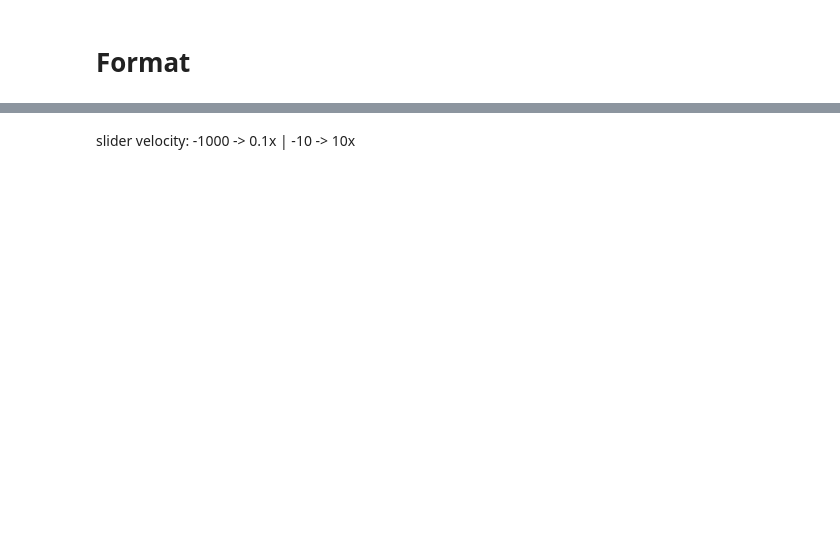
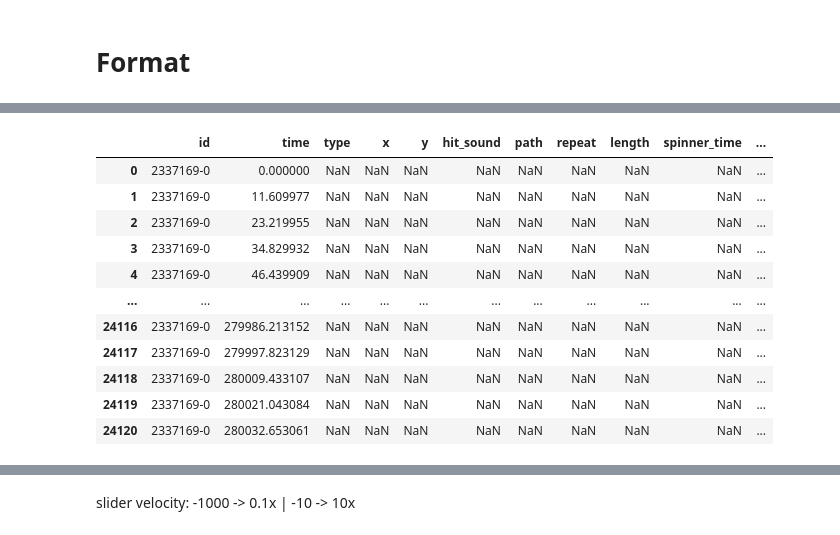
Before and after one commit to saliherdemk/osu-dataset-generator, a Jupyter notebook: Demo/format_dataset.ipynb, the cells around one changed output, grey strips where cells are left out. Saved outputs shown, nothing was run; the diff lists cells and outputs as text; code cells hidden in the pictures; blank space fills up the shorter version.

```diff
--- a/Demo/format_dataset.ipynb
+++ b/Demo/format_dataset.ipynb
@@ -96,0 +171,4 @@ example_time_points
+# %%
+songs_ids = os.listdir(audio_path)
+songs_full_paths = {song_id : os.path.join(audio_path,song_id,os.listdir(os.path.join(audio_path, song_id))[0]) for song_id in songs_ids}
+songs_full_paths
@@ -96,0 +182,80 @@ example_time_points
+# %%
+all_processed = {}
+
+for song_id, song_path in songs_full_paths.items():
+    beatmaps = hit_objects_df[hit_objects_df["beatmap_id"] == int(song_id)].copy()
+
+    timing_attributes = [get_timing_attributes(series) for _, series in beatmaps.groupby("id")]
+    timing_df = pd.concat(timing_attributes, ignore_index=True)
+
+    beatmaps = beatmaps.reset_index(drop=True)
+    beatmaps = pd.concat([beatmaps, timing_df], axis=1)
+
+    y, sr = librosa.load(song_path)  # sr=22050
+    hop_length = 256
+    mfcc = librosa.feature.mfcc(y=y, sr=sr, n_mfcc=20, hop_length=hop_length)
+    rms = librosa.feature.rms(y=y, hop_length=hop_length)
+
+    mfcc_length = mfcc.shape[0]
+    total_frames = mfcc.shape[1]
+    all_frame_indices = set(range(total_frames))
+
+    all_rows = []
+
+    for seq_id, group in beatmaps.groupby("id"):
+        group = group.copy()
+
+        time_array = group["time"] / 1000
+        frame_indices = librosa.time_to_frames(time_array, sr=sr, hop_length=hop_length)  # frames[i] = floor( times[i] * sr / hop_length )
+        frame_times = librosa.frames_to_time(frame_indices, sr=sr, hop_length=hop_length)
+
+        group = group.reset_index(drop=True)
+        group["frame_time"] = frame_times * 1000
+        group["mfcc"] = [mfcc[:, f] for f in frame_indices]
+        group["rms"] = [rms[0][f] for f in frame_indices]
+        group["has_hit_object"] = True
+
+        for i in range(mfcc_length):
+            group[f"mfcc_{i+1}"] = group["mfcc"].apply(lambda x: x[i])
+        group.drop(columns="mfcc", inplace=True)
+
+        missing_frames = [i for i in range(mfcc.shape[1]) if i not in frame_indices]
+
+        silent_rows = []
+        for f in missing_frames:
+            row = {
+                "id": seq_id,
+                "beatmap_id": int(song_id),
+                "time": librosa.frames_to_time(f, sr=sr, hop_length=hop_length) * 1000,
+                "frame_time": librosa.frames_to_time(f, sr=sr, hop_length=hop_length) * 1000,
+                "rms": rms[0][f],
+                "has_hit_object": False
+            }
+            for i in range(mfcc_length):
+                row[f"mfcc_{i+1}"] = mfcc[i, f]
+            silent_rows.append(row)
+
+        silent_df = pd.DataFrame(silent_rows)
+        all_rows.append(pd.concat([group, silent_df], ignore_index=True))
+
+    final_df = pd.concat(all_rows, ignore_index=True)
+    final_df = final_df.sort_values(["id", "time"]).reset_index(drop=True)
+    all_processed[song_id] = final_df
+    break
+
+final_df = pd.concat(all_processed.values(), ignore_index=True)
+final_df = final_df.sort_values(["id", "time"]).reset_index(drop=True)
+display(final_df)
+# %% [output]
+|  | id | time | type | x | y | hit_sound | path | repeat | length | spinner_time | ... |
+| 0 | 2337169-0 | 0.000000 | NaN | NaN | NaN | NaN | NaN | NaN | NaN | NaN | ... |
+| 1 | 2337169-0 | 11.609977 | NaN | NaN | NaN | NaN | NaN | NaN | NaN | NaN | ... |
+| 2 | 2337169-0 | 23.219955 | NaN | NaN | NaN | NaN | NaN | NaN | NaN | NaN | ... |
+| 3 | 2337169-0 | 34.829932 | NaN | NaN | NaN | NaN | NaN | NaN | NaN | NaN | ... |
+| 4 | 2337169-0 | 46.439909 | NaN | NaN | NaN | NaN | NaN | NaN | NaN | NaN | ... |
+| ... | ... | ... | ... | ... | ... | ... | ... | ... | ... | ... | ... |
+| 24116 | 2337169-0 | 279986.213152 | NaN | NaN | NaN | NaN | NaN | NaN | NaN | NaN | ... |
+| 24117 | 2337169-0 | 279997.823129 | NaN | NaN | NaN | NaN | NaN | NaN | NaN | NaN | ... |
+| 24118 | 2337169-0 | 280009.433107 | NaN | NaN | NaN | NaN | NaN | NaN | NaN | NaN | ... |
+| 24119 | 2337169-0 | 280021.043084 | NaN | NaN | NaN | NaN | NaN | NaN | NaN | NaN | ... |
+| 24120 | 2337169-0 | 280032.653061 | NaN | NaN | NaN | NaN | NaN | NaN | NaN | NaN | ... |
```
Also changed, not shown: parts of 23 cells of this notebook, 11 other files.
